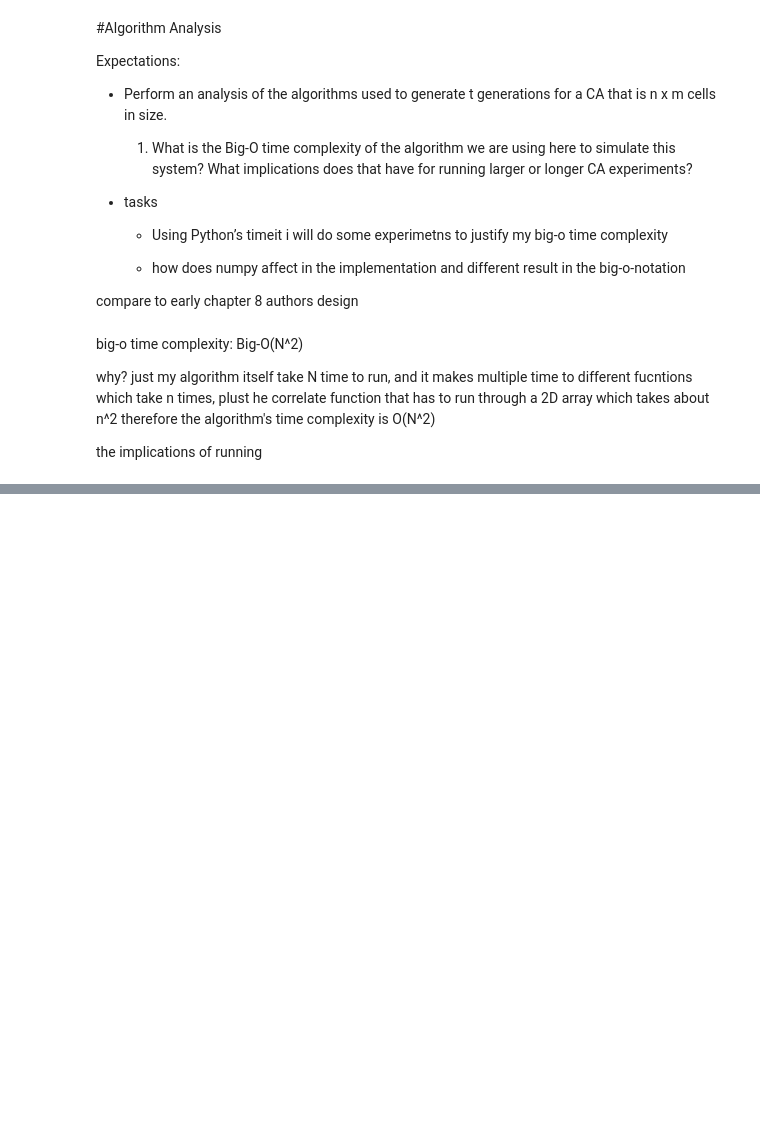
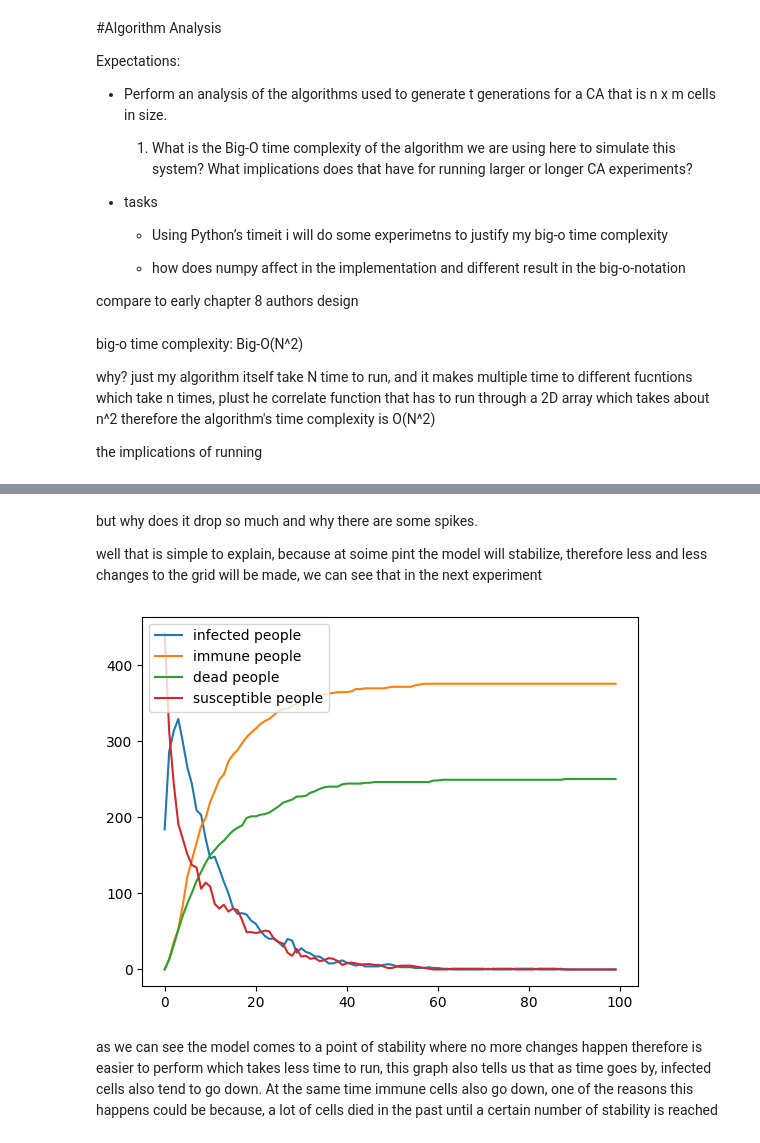
Before and after one commit to santiagosanchez15/comp-215-simulation-project, a Jupyter notebook: comp_215_project_2_simul.ipynb, the cells around one changed output, grey strips where cells are left out. Cells and saved outputs as stored; diff of their text form; code cells hidden in the pictures; blank space fills up the shorter version.

```diff
--- a/comp_215_project_2_simul.ipynb
+++ b/comp_215_project_2_simul.ipynb
@@ -362,0 +400,39 @@ the implications of running
+# %% [markdown]
+but why does it drop so much and why there are some spikes.
+
+well that is simple to explain, because at soime pint the model will stabilize, therefore less and less changes to the grid will be made, we can see that in the next experiment
+# %%
+# stability test
+
+num_iterations = 100
+infected_people = []
+immune_people = []
+dead_people = []
+susceptible_people = []
+number_iterations = list(range(0,num_iterations))
+
+covid = SIR(25)
+
+for _ in range(num_iterations): # loop through a 100 generations
+
+  infected_people.append(covid.number_infected_cells())
+  immune_people.append(covid.number_immune_cells())
+  dead_people.append(covid.number_dead_cells())
+  susceptible_people.append(covid.number_susceptible_cells())
+  covid.step()
+
+# Call plot() for each line
+plt.plot(number_iterations, infected_people, label='infected people')
+plt.plot(number_iterations, immune_people, label='immune people')
+plt.plot(number_iterations, dead_people, label='dead people')
+plt.plot(number_iterations, susceptible_people, label='susceptible people')
+
+# Add a legend to distinguish the lines
+plt.legend()
+
+# Display the plot
+plt.show()
+# %% [output]
+[figure, added]
+# %% [markdown]
+as we can see the model comes to a point of stability where no more changes happen therefore is easier to perform which takes less time to run, this graph also tells us that as time goes by, infected cells also tend to go down. At the same time immune cells also go down, one of the reasons this happens could be because, a lot of cells died in the past until a certain number of stability is reached
```
Also changed, not shown: parts of 5 cells of this notebook.
